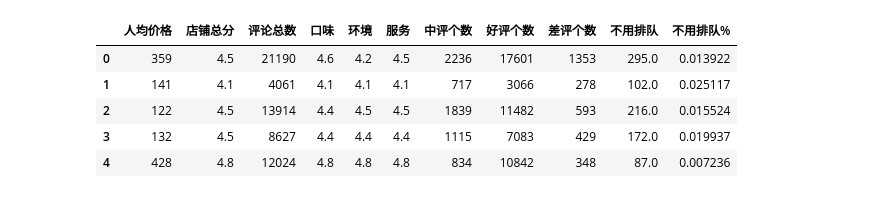
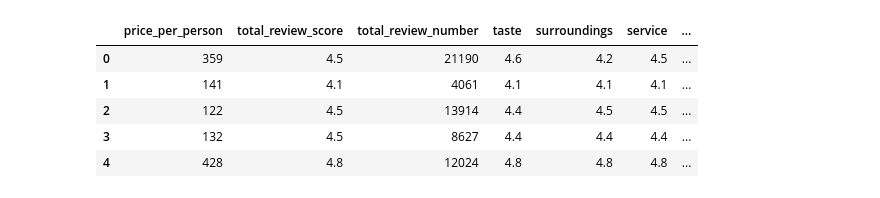
Before and after one commit to xujiayi1256/WhatsForTodayModel, a Jupyter notebook: data_analysis.ipynb, the cells around one changed output. Saved outputs shown, nothing was run; the diff lists cells and outputs as text; code cells hidden in the pictures.

```diff
--- a/data_analysis.ipynb
+++ b/data_analysis.ipynb
@@ -6,3 +6,6 @@ import numpy as np
 import simplejson
 # %%
 from clean import split_score,split_review,run
+# %%
+df = run("dianping_info.xlsx","dianping_review.xlsx")
+df.columns
@@ -9,10 +19,10 @@ from clean import split_score,split_review,run
 # %%
-df_info = pd.read_excel(r"../row_data/dianping_info.xlsx")
-df_review = pd.read_excel(r"../row_data/dianping_review.xlsx")
-df = pd.merge(split_score(df_info),split_review(df_review))
-df["口味"] = pd.to_numeric(df["口味"],errors='coerce')
-df["环境"] = pd.to_numeric(df["环境"],errors='coerce')
-df["服务"] = pd.to_numeric(df["服务"],errors='coerce')
-df["不用排队%"] = df["不用排队"]/df["评论总数"]
+# df_info = pd.read_excel(r"../raw_data/dianping_info.xlsx")
+# df_review = pd.read_excel(r"../raw_data/dianping_review.xlsx")
+# df = pd.merge(split_score(df_info),split_review(df_review))
+# df["口味"] = pd.to_numeric(df["口味"],errors='coerce')
+# df["环境"] = pd.to_numeric(df["环境"],errors='coerce')
+# df["服务"] = pd.to_numeric(df["服务"],errors='coerce')
+df["no_queues%"] = df["no_queues"]/df["total_review_number"]
 df.head()
 # %% [output]
@@ -81,14 +95,14 @@ df.dtypes
 dtype: object
 # %%
-df_analysis = df.drop(columns=['店铺id','店铺地址','标签1','标签2','推荐菜','店铺名'])
+df_analysis = df.drop(columns=['restaurant_id','address','tag1','tag2','recommendation_1','recommendation_2','recommendation_3','restaurant'])
 df_analysis.head()
 # %% [output]
-|  | 人均价格 | 店铺总分 | 评论总数 | 口味 | 环境 | 服务 | 中评个数 | 好评个数 | 差评个数 | 不用排队 | 不用排队% |
-| 0 | 359 | 4.5 | 21190 | 4.6 | 4.2 | 4.5 | 2236 | 17601 | 1353 | 295.0 | 0.013922 |
-| 1 | 141 | 4.1 | 4061 | 4.1 | 4.1 | 4.1 | 717 | 3066 | 278 | 102.0 | 0.025117 |
-| 2 | 122 | 4.5 | 13914 | 4.4 | 4.5 | 4.5 | 1839 | 11482 | 593 | 216.0 | 0.015524 |
-| 3 | 132 | 4.5 | 8627 | 4.4 | 4.4 | 4.4 | 1115 | 7083 | 429 | 172.0 | 0.019937 |
-| 4 | 428 | 4.8 | 12024 | 4.8 | 4.8 | 4.8 | 834 | 10842 | 348 | 87.0 | 0.007236 |
+|  | price_per_person | total_review_score | total_review_number | taste | surroundings | service | ... |
+| 0 | 359 | 4.5 | 21190 | 4.6 | 4.2 | 4.5 | ... |
+| 1 | 141 | 4.1 | 4061 | 4.1 | 4.1 | 4.1 | ... |
+| 2 | 122 | 4.5 | 13914 | 4.4 | 4.5 | 4.5 | ... |
+| 3 | 132 | 4.5 | 8627 | 4.4 | 4.4 | 4.4 | ... |
+| 4 | 428 | 4.8 | 12024 | 4.8 | 4.8 | 4.8 | ... |
 # %%
 from sklearn.preprocessing import StandardScaler
 
```
Also changed, not shown: parts of 17 cells of this notebook.
